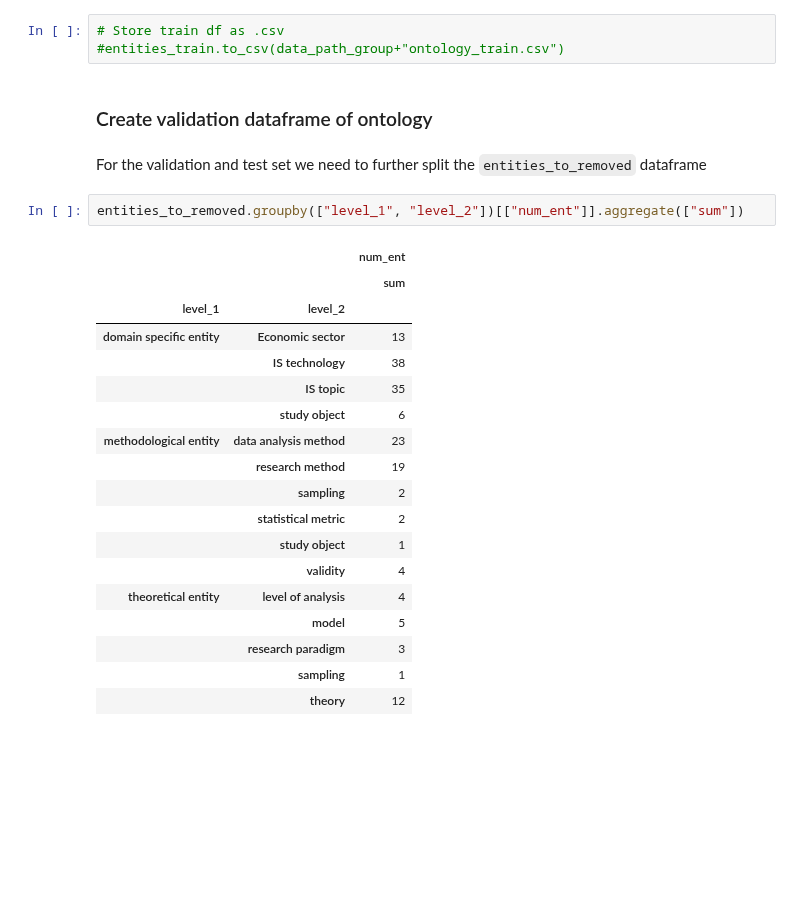
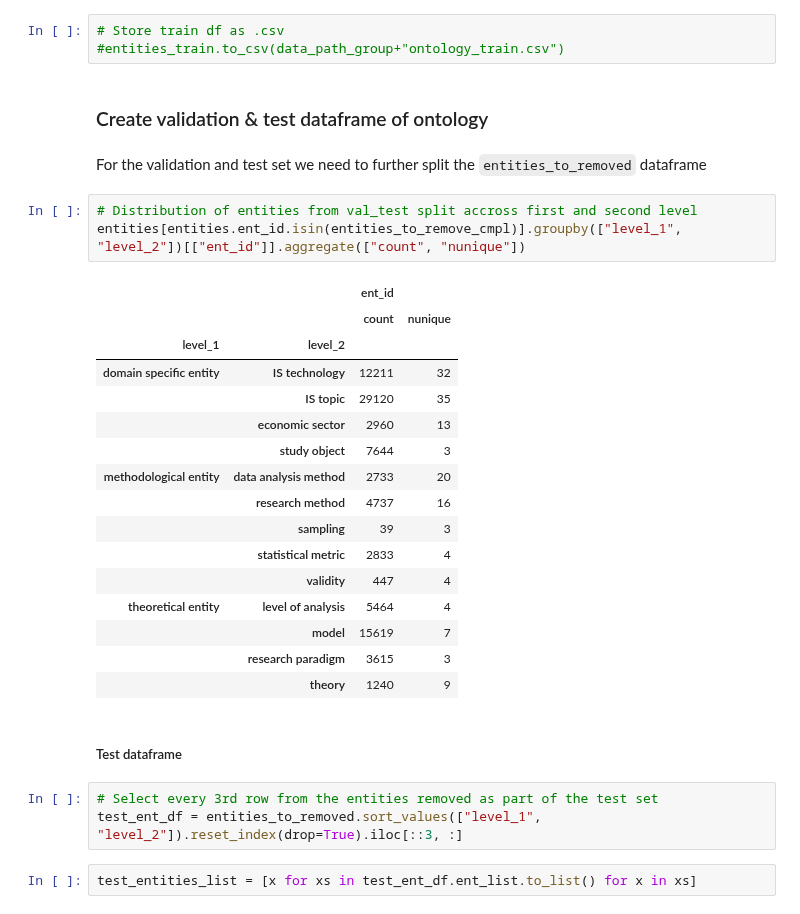
Before and after one commit to Heity94/TWSM_Lab, a Jupyter notebook: Project/Notebooks/PH_TrainTestSplit_Ontology.ipynb, the cells around one changed output. Saved outputs shown, nothing was run; the diff lists cells and outputs as text; blank space fills up the shorter version.

```diff
--- a/Project/Notebooks/PH_TrainTestSplit_Ontology.ipynb
+++ b/Project/Notebooks/PH_TrainTestSplit_Ontology.ipynb
@@ -298,27 +349,33 @@ entities_train.shape
 # Store train df as .csv
 #entities_train.to_csv(data_path_group+"ontology_train.csv")
 # %% [markdown]
-### Create validation dataframe of ontology
+### Create validation & test dataframe of ontology
 # %% [markdown]
 For the validation and test set we need to further split the `entities_to_removed` dataframe
-# %%
-entities_to_removed.groupby(["level_1", "level_2"])[["num_ent"]].aggregate(["sum"])
-# %% [output]
-|  |  | num_ent |
-|  |  | sum |
-| level_1 | level_2 |  |
-| domain specific entity | Economic sector | 13 |
-|  | IS technology | 38 |
-|  | IS topic | 35 |
-|  | study object | 6 |
-| methodological entity | data analysis method | 23 |
-|  | research method | 19 |
-|  | sampling | 2 |
-|  | statistical metric | 2 |
-|  | study object | 1 |
-|  | validity | 4 |
-| theoretical entity | level of analysis | 4 |
-|  | model | 5 |
-|  | research paradigm | 3 |
-|  | sampling | 1 |
-|  | theory | 12 |
+# %%
+# Distribution of entities from val_test split accross first and second level
+entities[entities.ent_id.isin(entities_to_remove_cmpl)].groupby(["level_1", "level_2"])[["ent_id"]].aggregate(["count", "nunique"])
+# %% [output]
+|  |  | ent_id |  |
+|  |  | count | nunique |
+| level_1 | level_2 |  |  |
+| domain specific entity | IS technology | 12211 | 32 |
+|  | IS topic | 29120 | 35 |
+|  | economic sector | 2960 | 13 |
+|  | study object | 7644 | 3 |
+| methodological entity | data analysis method | 2733 | 20 |
+|  | research method | 4737 | 16 |
+|  | sampling | 39 | 3 |
+|  | statistical metric | 2833 | 4 |
+|  | validity | 447 | 4 |
+| theoretical entity | level of analysis | 5464 | 4 |
+|  | model | 15619 | 7 |
+|  | research paradigm | 3615 | 3 |
+|  | theory | 1240 | 9 |
+# %% [markdown]
+##### Test dataframe
+# %%
+# Select every 3rd row from the entities removed as part of the test set
+test_ent_df = entities_to_removed.sort_values(["level_1", "level_2"]).reset_index(drop=True).iloc[::3, :]
+# %%
+test_entities_list = [x for xs in test_ent_df.ent_list.to_list() for x in xs]
```
Also changed, not shown: parts of 25 cells of this notebook.
